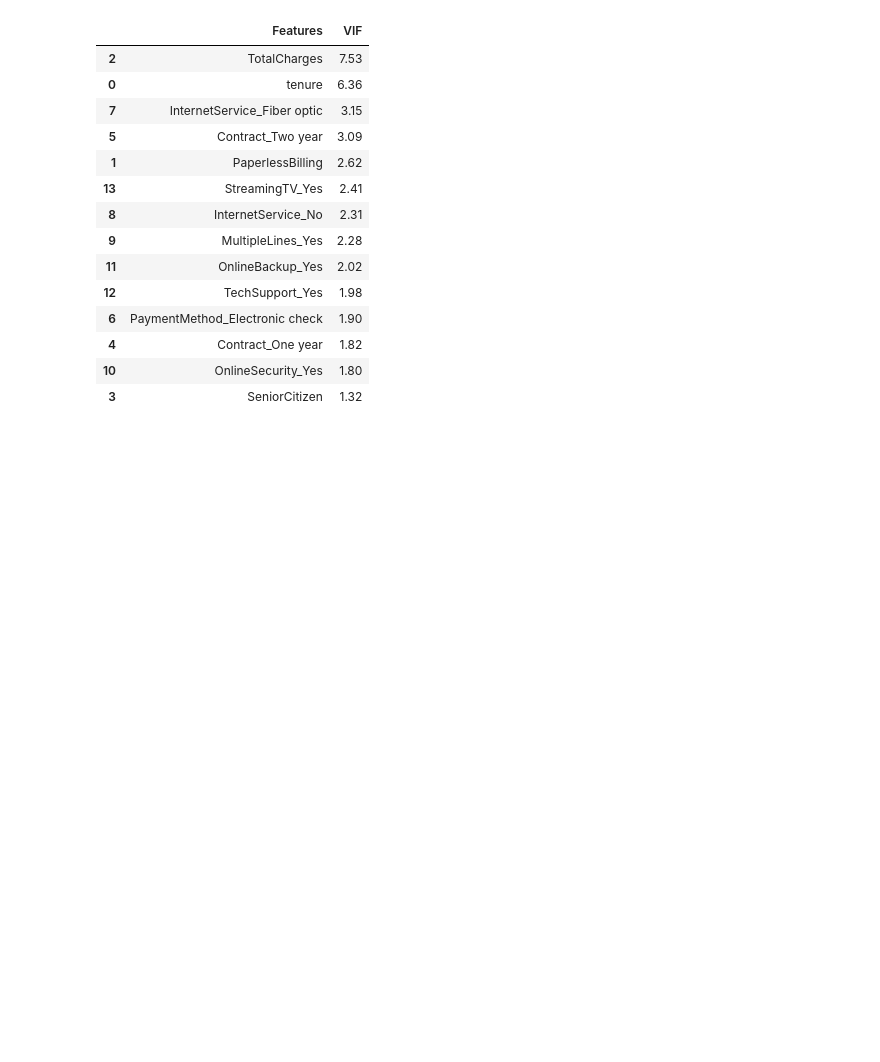
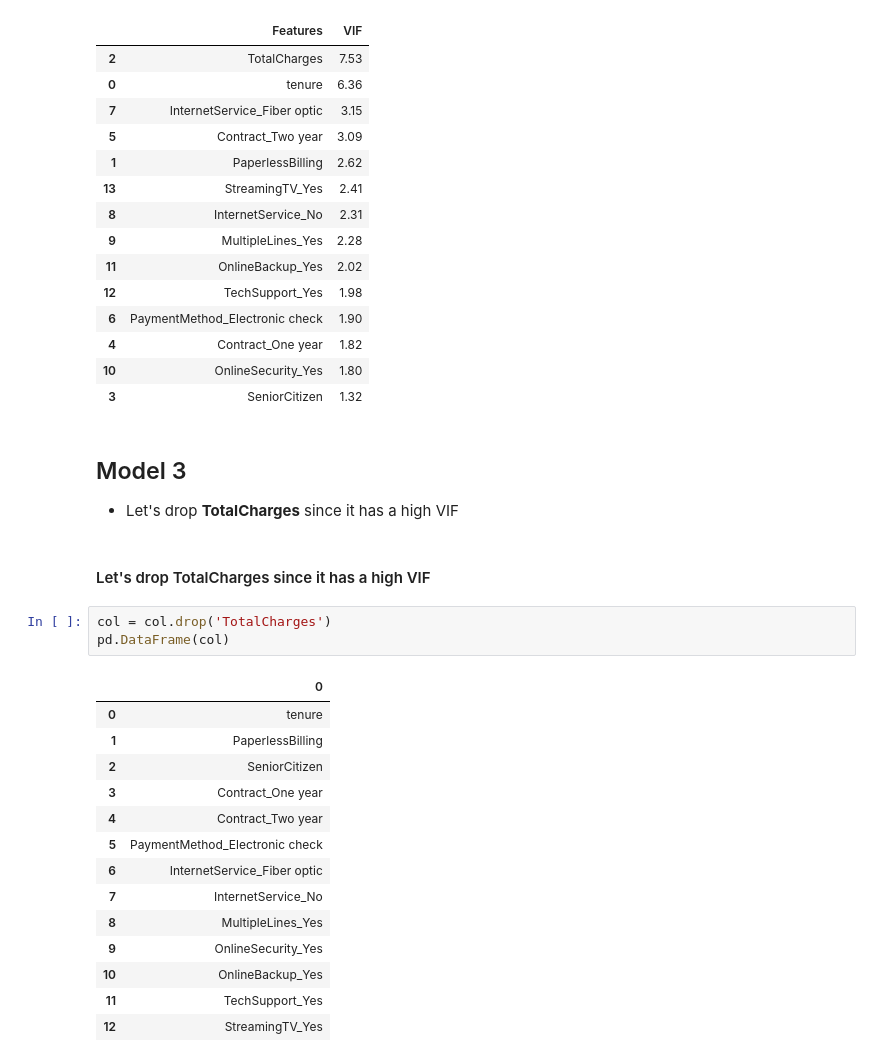
Before and after one commit to vivekkum-ar/Telecom-Churn-Logistic-Regression, a Jupyter notebook: Telecom-Churn-Logistic-Model.ipynb, the cells around one changed output. Drawn from its saved outputs; the diff is of its cells as text; blank space fills up the shorter version.

```diff
--- a/Telecom-Churn-Logistic-Model.ipynb
+++ b/Telecom-Churn-Logistic-Model.ipynb
@@ -771,3 +771,26 @@ vif
 | 4 | Contract_One year | 1.82 |
 | 10 | OnlineSecurity_Yes | 1.80 |
 | 3 | SeniorCitizen | 1.32 |
+# %% [markdown]
+## Model 3
+- Let's drop <b>TotalCharges</b> since it has a high VIF
+# %% [markdown]
+#### Let's drop TotalCharges since it has a high VIF
+# %%
+col = col.drop('TotalCharges')
+pd.DataFrame(col)
+# %% [output]
+|  | 0 |
+| 0 | tenure |
+| 1 | PaperlessBilling |
+| 2 | SeniorCitizen |
+| 3 | Contract_One year |
+| 4 | Contract_Two year |
+| 5 | PaymentMethod_Electronic check |
+| 6 | InternetService_Fiber optic |
+| 7 | InternetService_No |
+| 8 | MultipleLines_Yes |
+| 9 | OnlineSecurity_Yes |
+| 10 | OnlineBackup_Yes |
+| 11 | TechSupport_Yes |
+| 12 | StreamingTV_Yes |
```
Also changed, not shown: parts of 2 cells of this notebook.
